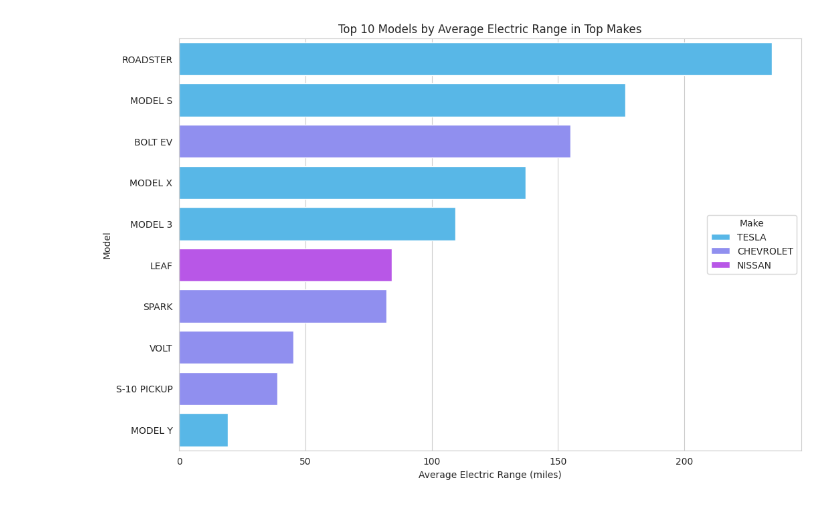
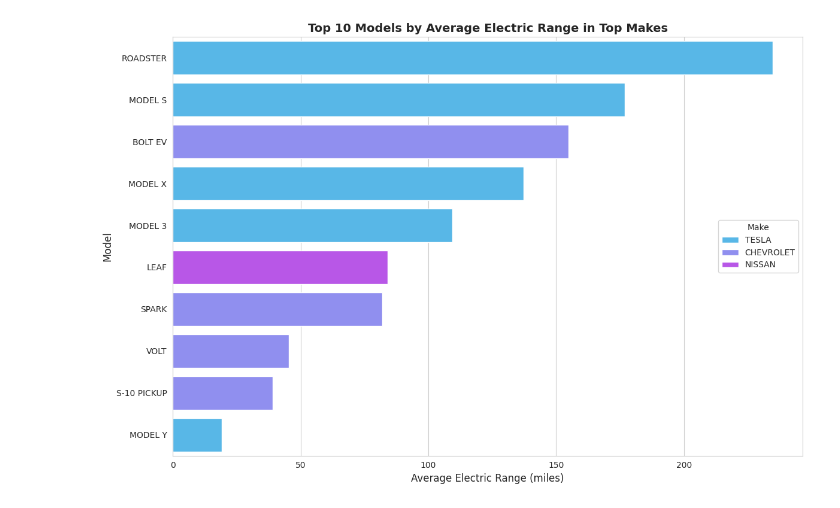
Before and after one commit to Nazaboy/EV_Market_Population_Analysis, a Jupyter notebook: EV_Market.ipynb, the cells around one changed output. Drawn from its saved outputs; the diff is of its cells as text; code cells hidden in the pictures.

```diff
--- a/EV_Market.ipynb
+++ b/EV_Market.ipynb
@@ -222,15 +272,29 @@ plt.show()
 # %%
-average_range_by_model = top_makes_data.groupby(['Make', 'Model'])['Electric Range'].mean().sort_values(ascending=False).reset_index()
+# Verify if 'Make', 'Model', and 'Electric Range' columns are present and contain data
+if 'Make' in top_makes_data.columns and 'Model' in top_makes_data.columns and 'Electric Range' in top_makes_data.columns:
+    # Calculate the average electric range by model within each make
+    average_range_by_model = (top_makes_data.groupby(['Make', 'Model'])['Electric Range']
+                              .mean()
+                              .sort_values(ascending=False)
+                              .reset_index())
 
-# the top 10 models with the highest average electric range
-top_range_models = average_range_by_model.head(10)
+    # Select the top 10 models with the highest average electric range
+    top_range_models = average_range_by_model.head(10)
 
-plt.figure(figsize=(12, 8))
-barplot = sns.barplot(x='Electric Range', y='Model', hue='Make', data=top_range_models, palette="cool")
-plt.title('Top 10 Models by Average Electric Range in Top Makes')
-plt.xlabel('Average Electric Range (miles)')
-plt.ylabel('Model')
-plt.legend(title='Make', loc='center right')
-plt.show()
+    # Set up the plot
+    plt.figure(figsize=(12, 8))
+    sns.barplot(x='Electric Range', y='Model', hue='Make', data=top_range_models, palette="cool")
+
+    # Add title and labels with improved formatting
+    plt.title('Top 10 Models by Average Electric Range in Top Makes', fontsize=14, weight='bold')
+    plt.xlabel('Average Electric Range (miles)', fontsize=12)
+    plt.ylabel('Model', fontsize=12)
+
+    # Customize legend and layout
+    plt.legend(title='Make', loc='center right')
+    plt.tight_layout()
+    plt.show()
+else:
+    print("Required columns 'Make', 'Model', and 'Electric Range' are missing or contain no data.")
 # %% [output]
-[figure, old version]
+[figure, new version]
```
Also changed, not shown: parts of 19 cells of this notebook, 3 other files.
